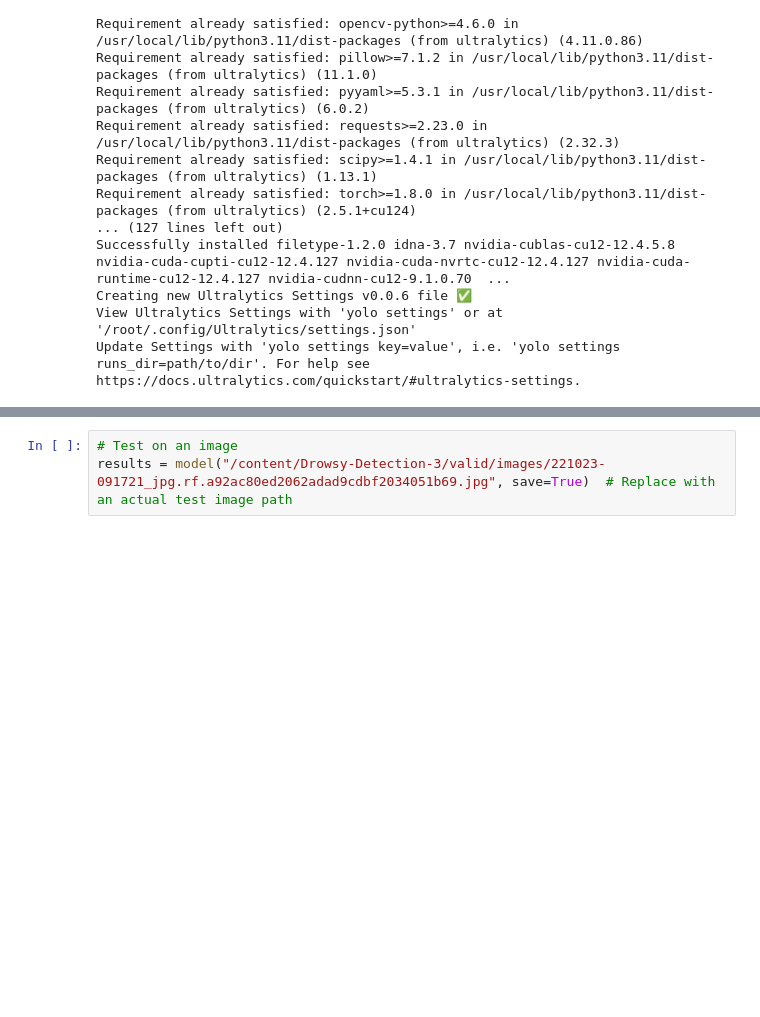
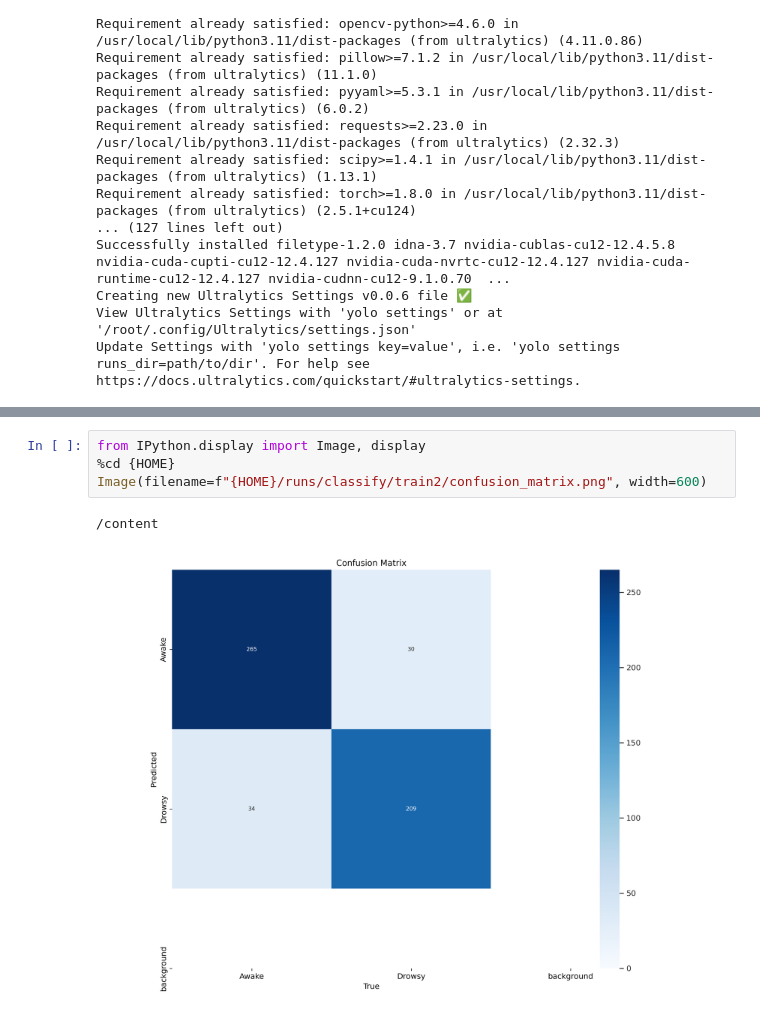
Before and after one commit to marquito3012/TFG, a Jupyter notebook: FineTuningActionClassificatorYolo.ipynb, the cells around one changed output, grey strips where cells are left out. Drawn from its saved outputs; the diff is of its cells as text; blank space fills up the shorter version.

```diff
--- a/FineTuningActionClassificatorYolo.ipynb
+++ b/FineTuningActionClassificatorYolo.ipynb
@@ -154,3 +155,7 @@ model.val()
-# %%
-# Test on an image
-results = model("/content/Drowsy-Detection-3/valid/images/221023-091721_jpg.rf.a92ac80ed2062adad9cdbf2034051b69.jpg", save=True)  # Replace with an actual test image path
+# %%
+from IPython.display import Image, display
+%cd {HOME}
+Image(filename=f"{HOME}/runs/classify/train2/confusion_matrix.png", width=600)
+# %% [output]
+/content
+[figure, added]
```
Also changed, not shown: parts of 5 cells of this notebook.
